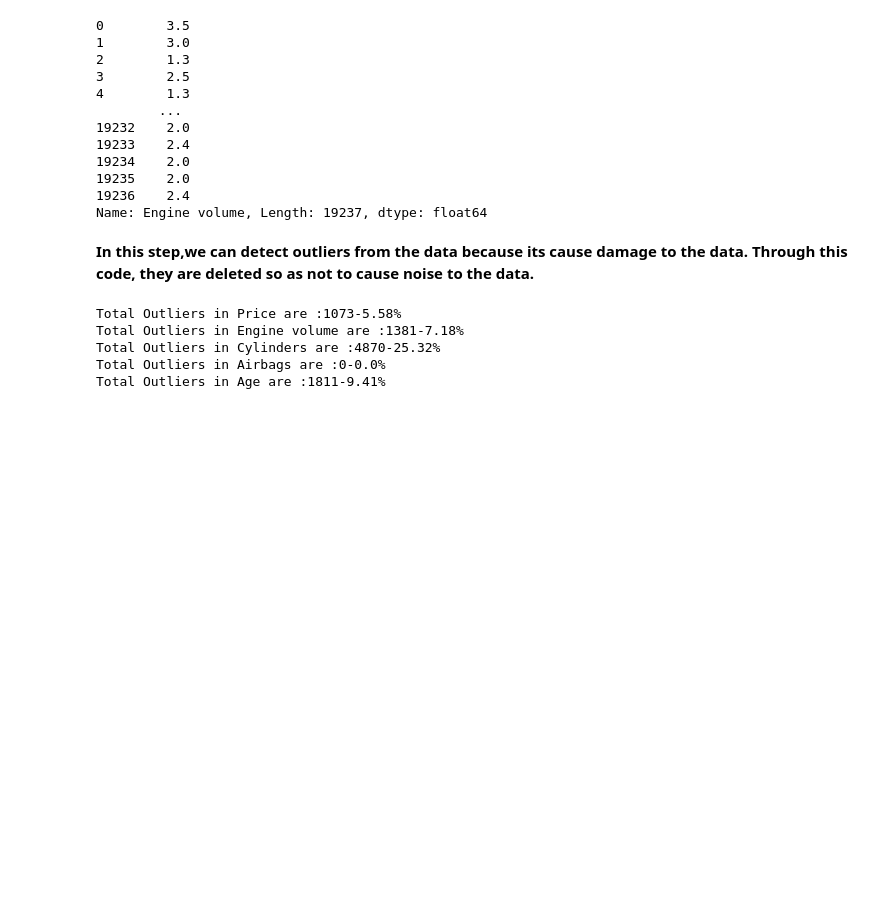
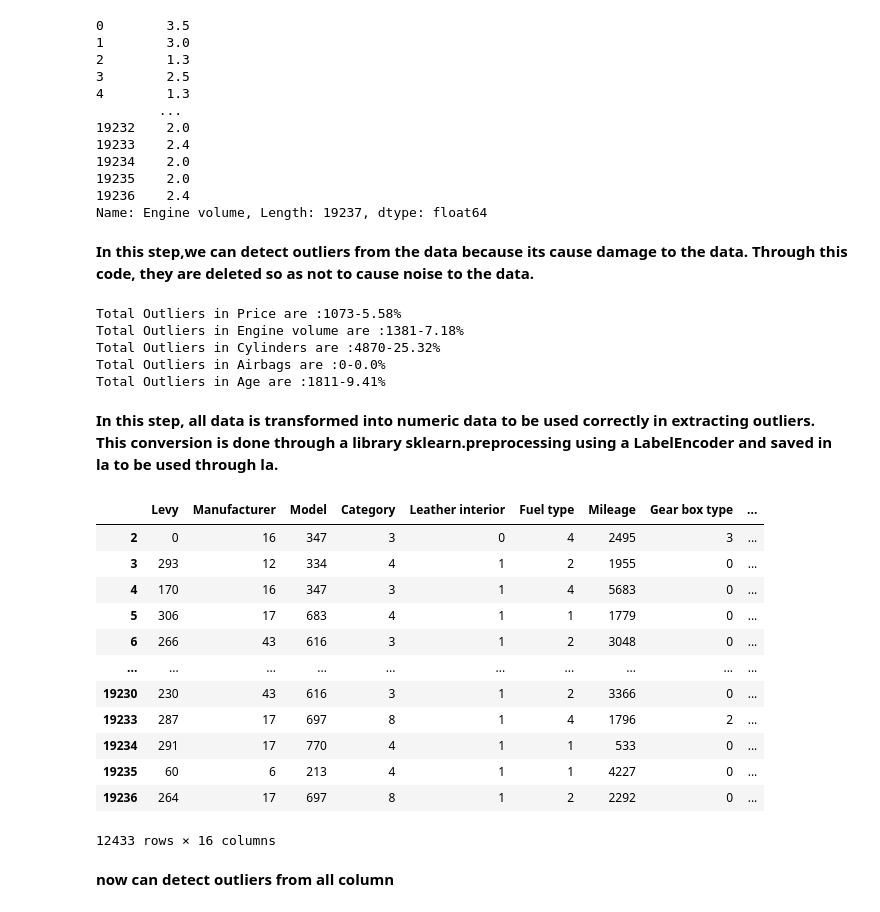
Before and after one commit to MounirReda/car-price-prediction, a Jupyter notebook: car-price-prediction-dv.ipynb, the cells around one changed output. Saved outputs shown, nothing was run; the diff lists cells and outputs as text; code cells hidden in the pictures; blank space fills up the shorter version.

```diff
--- a/car-price-prediction-dv.ipynb
+++ b/car-price-prediction-dv.ipynb
@@ -146,3 +146,33 @@ Total Outliers in Engine volume are :1381-7.18%
 Total Outliers in Cylinders are :4870-25.32%
 Total Outliers in Airbags are :0-0.0%
 Total Outliers in Age are :1811-9.41%
+# %% [markdown]
+**In this step, all data is transformed into numeric data to be used correctly in extracting outliers. This conversion is done through a library sklearn.preprocessing using a LabelEncoder and saved in la to be used through la.**
+# %%
+dobject=car_df.select_dtypes(include='object')
+dnumeric=car_df.select_dtypes(exclude='object')
+# %%
+from sklearn.preprocessing import LabelEncoder
+la=LabelEncoder()
+# %%
+for i in range(0,dobject.shape[1]):
+    dobject.iloc[:,i]=la.fit_transform(dobject.iloc[:,i])
+# %%
+car_df=pd.concat([dobject,dnumeric],axis=1)
+car_df
+# %% [output]
+|  | Levy | Manufacturer | Model | Category | Leather interior | Fuel type | Mileage | Gear box type | ... |
+| 2 | 0 | 16 | 347 | 3 | 0 | 4 | 2495 | 3 | ... |
+| 3 | 293 | 12 | 334 | 4 | 1 | 2 | 1955 | 0 | ... |
+| 4 | 170 | 16 | 347 | 3 | 1 | 4 | 5683 | 0 | ... |
+| 5 | 306 | 17 | 683 | 4 | 1 | 1 | 1779 | 0 | ... |
+| 6 | 266 | 43 | 616 | 3 | 1 | 2 | 3048 | 0 | ... |
+| ... | ... | ... | ... | ... | ... | ... | ... | ... | ... |
+| 19230 | 230 | 43 | 616 | 3 | 1 | 2 | 3366 | 0 | ... |
+| 19233 | 287 | 17 | 697 | 8 | 1 | 4 | 1796 | 2 | ... |
+| 19234 | 291 | 17 | 770 | 4 | 1 | 1 | 533 | 0 | ... |
+| 19235 | 60 | 6 | 213 | 4 | 1 | 1 | 4227 | 0 | ... |
+| 19236 | 264 | 17 | 697 | 8 | 1 | 2 | 2292 | 0 | ... |
+12433 rows × 16 columns
+# %% [markdown]
+**now can detect outliers from all column**
```
Also changed, not shown: parts of 2 cells of this notebook.
